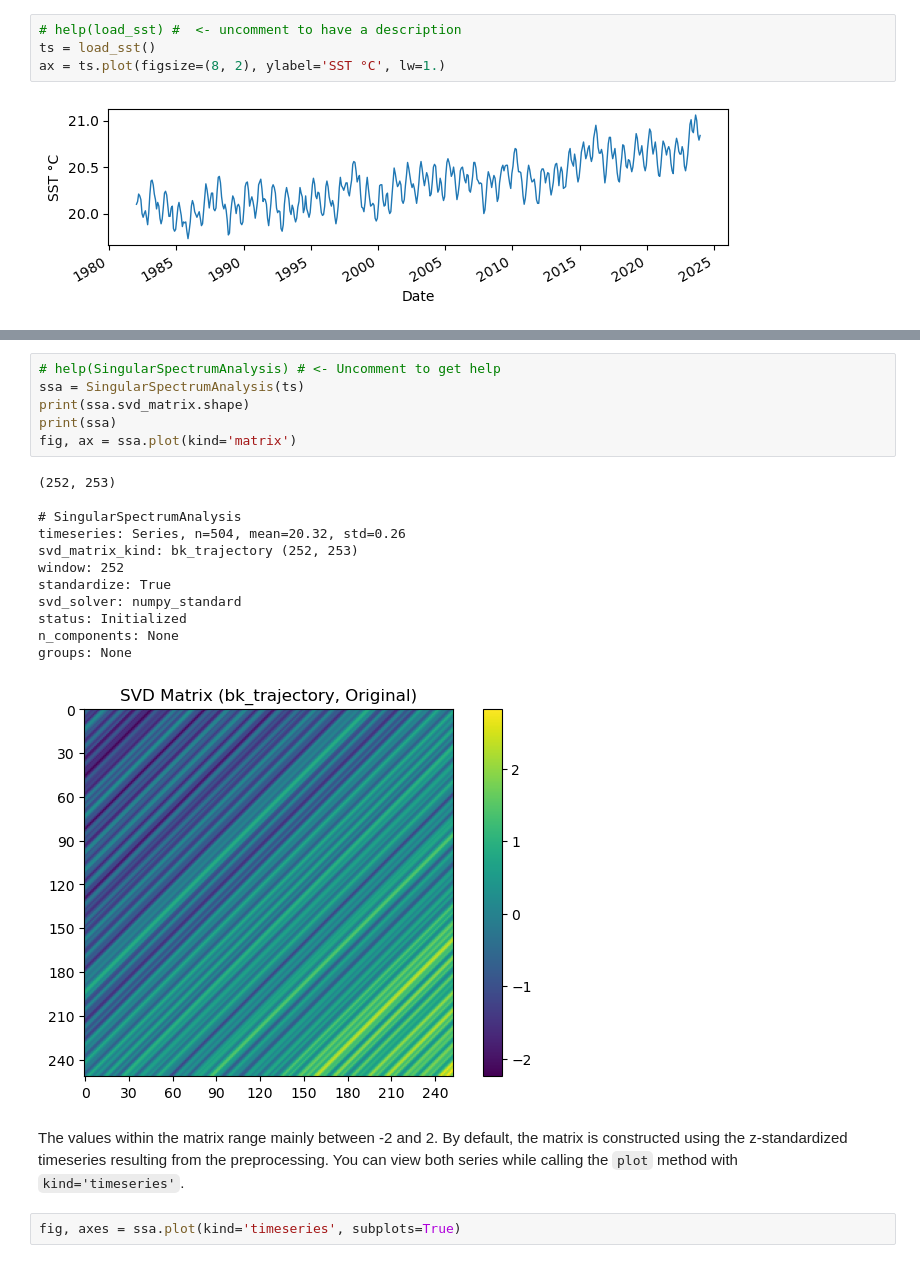
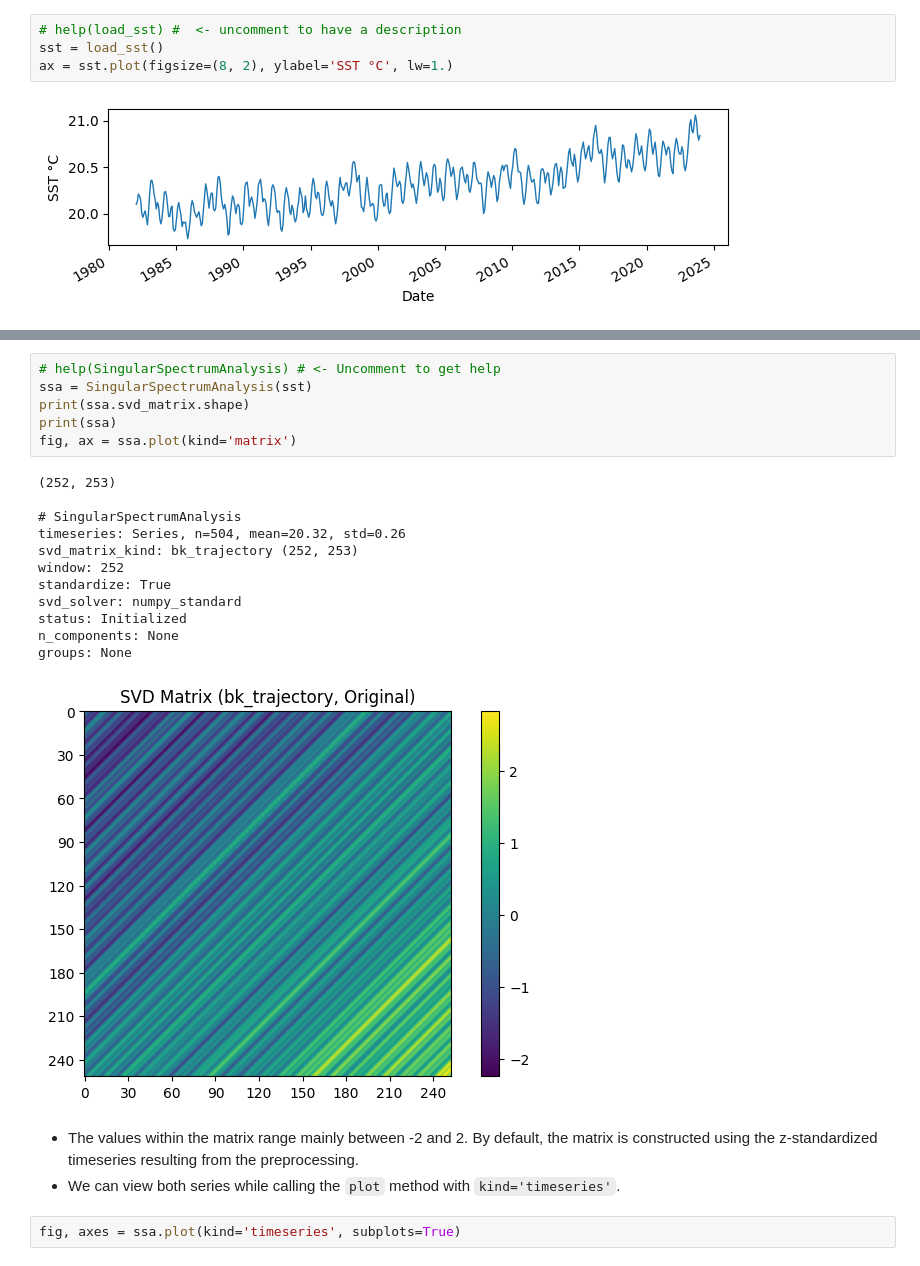
Before and after one commit to ADSCIAN/ssalib, a Jupyter notebook: notebooks/01_basic_ssa_introduction.ipynb, the cells around one changed output, grey strips where cells are left out. Saved outputs shown, nothing was run; the diff lists cells and outputs as text.

```diff
--- a/notebooks/01_basic_ssa_introduction.ipynb
+++ b/notebooks/01_basic_ssa_introduction.ipynb
@@ -40,7 +40,7 @@ We plot the data using the series [`plot`](https://pandas.pydata.org/docs/refere
 # %%
 # help(load_sst) #  <- uncomment to have a description
-ts = load_sst()
-ax = ts.plot(figsize=(8, 2), ylabel='SST °C', lw=1.)
+sst = load_sst()
+ax = sst.plot(figsize=(8, 2), ylabel='SST °C', lw=1.)
 # %% [output]
 [figure]
 # %% [markdown]
@@ -69,26 +71,26 @@ After the initialization, we can access the trajectory matrix to be decomposed w
 # %%
 # help(SingularSpectrumAnalysis) # <- Uncomment to get help
-ssa = SingularSpectrumAnalysis(ts)
+ssa = SingularSpectrumAnalysis(sst)
 print(ssa.svd_matrix.shape)
 print(ssa)
 fig, ax = ssa.plot(kind='matrix')
 # %% [output]
 (252, 253)
 
 # SingularSpectrumAnalysis
 timeseries: Series, n=504, mean=20.32, std=0.26
 svd_matrix_kind: bk_trajectory (252, 253)
 window: 252
 standardize: True
 svd_solver: numpy_standard
 status: Initialized
 n_components: None
 groups: None
-[figure, old version]
+[figure, new version]
 # %% [markdown]
-The values within the matrix range mainly between -2 and 2.
+* The values within the matrix range mainly between -2 and 2.
 By default, the matrix is constructed using the z-standardized timeseries resulting from the preprocessing.
-You can view both series while calling the `plot` method with `kind='timeseries'`.
+* We can view both series while calling the `plot` method with `kind='timeseries'`.
 # %%
 fig, axes = ssa.plot(kind='timeseries', subplots=True)
 # %% [output]
```
Also changed, not shown: parts of 10 cells of this notebook.
